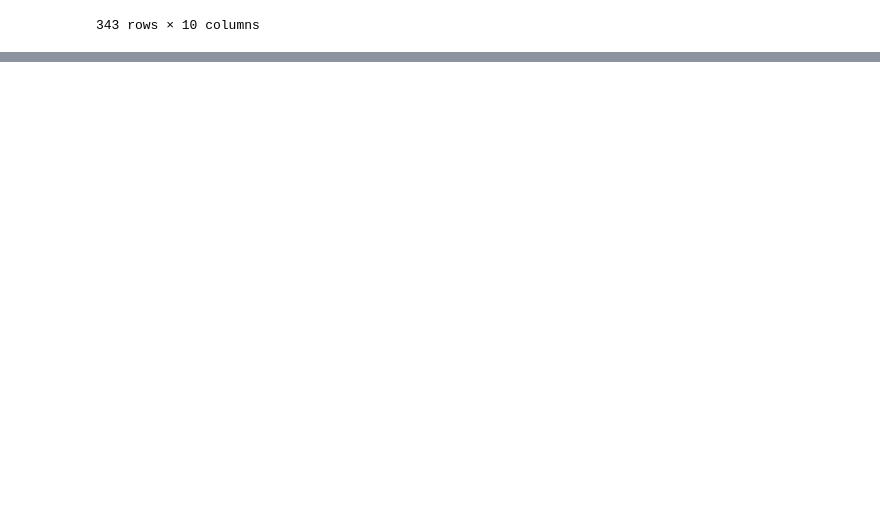
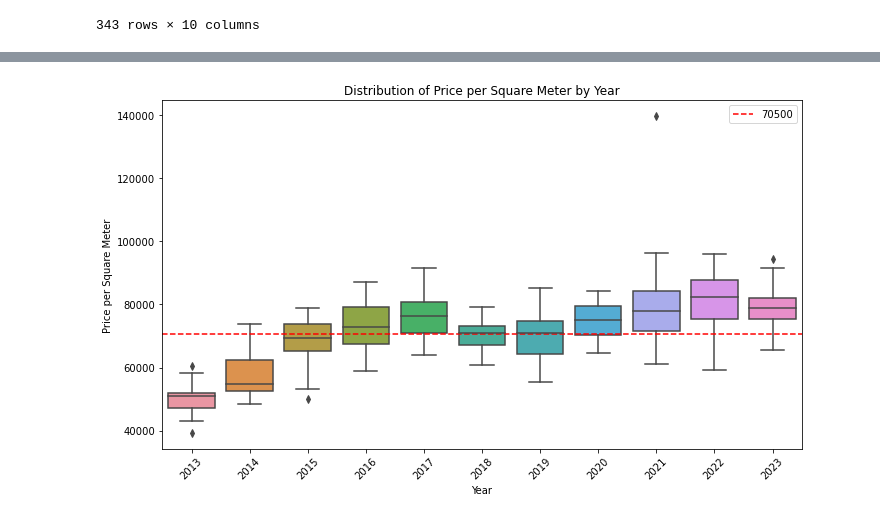
Before and after one commit to GimAndTonic/hemnet-data, a Jupyter notebook: experiments.ipynb, the cells around one changed output, grey strips where cells are left out. Drawn from its saved outputs; the diff is of its cells as text; code cells hidden in the pictures; blank space fills up the shorter version.

```diff
--- a/experiments.ipynb
+++ b/experiments.ipynb
@@ -274,0 +388,27 @@ df.to_excel('stora_essingen_40.xlsx')
+# %%
+import pandas as pd
+import seaborn as sns
+import matplotlib.pyplot as plt
+
+# Assuming df is your pandas DataFrame containing the house sales data
+# Make sure the 'date' column is in datetime format
+df['date'] = pd.to_datetime(df['date'])
+
+# Extract the year from the date
+df['year'] = df['date'].dt.year
+
+# Plotting
+plt.figure(figsize=(10, 6))
+sns.boxplot(data=df, x='year', y='sqm_pris')
+plt.axhline(y=70500, color='r', linestyle='--', label='70500')
+plt.xlabel('Year')
+plt.ylabel('Price per Square Meter')
+plt.title('Distribution of Price per Square Meter by Year')
+plt.xticks(rotation=45)
+plt.legend()
+plt.tight_layout()
+
+# Show the plot
+plt.show()
+# %% [output]
+[figure, added]
```
Also changed, not shown: parts of 14 cells of this notebook, 6 other files.
